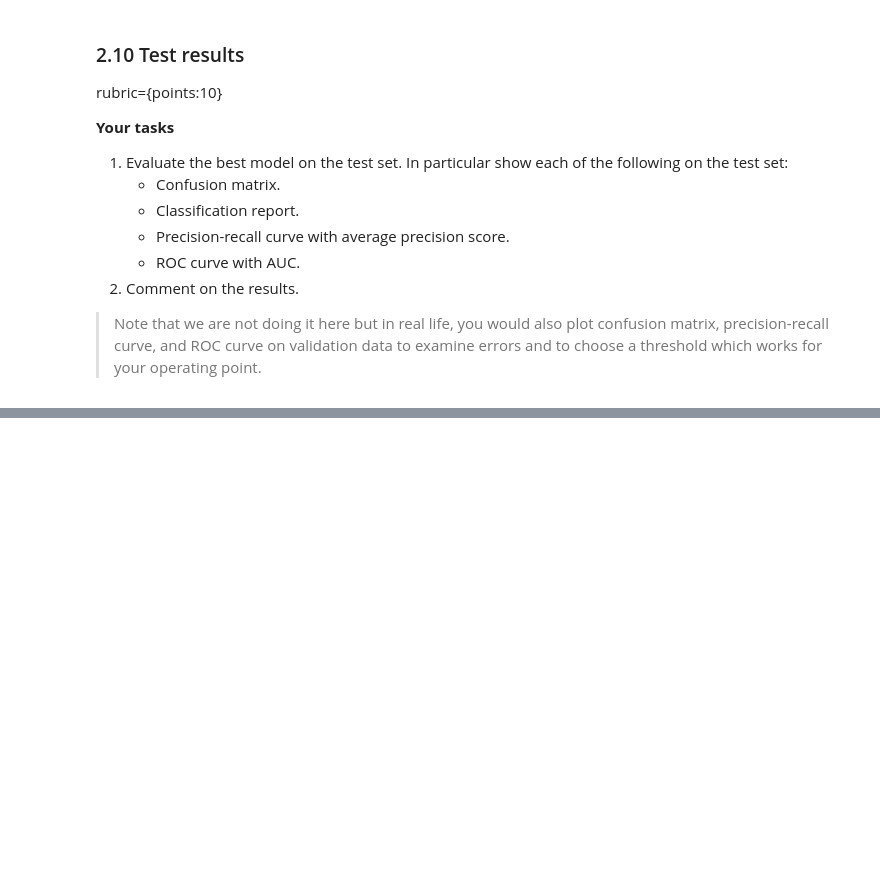
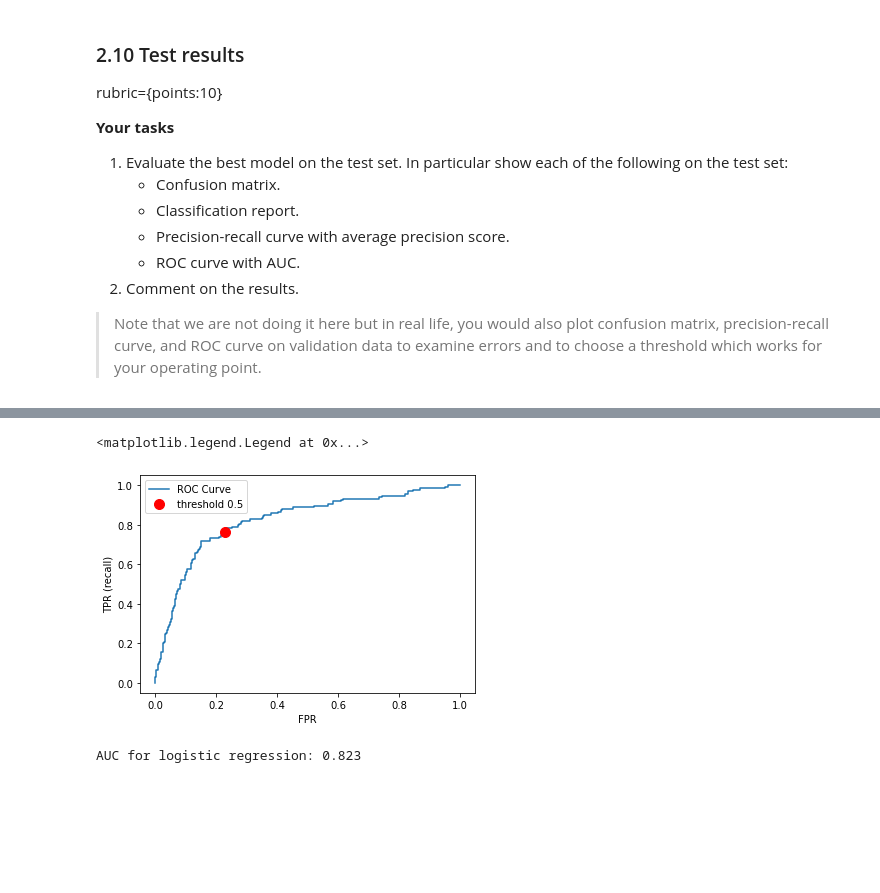
Before and after one commit to johnphan96/cpsc330-2021W2, a Jupyter notebook: hw/hw5/hw5.ipynb, the cells around one changed output, grey strips where cells are left out. Cells and saved outputs as stored; diff of their text form; code cells hidden in the pictures; blank space fills up the shorter version.

```diff
--- a/hw/hw5/hw5.ipynb
+++ b/hw/hw5/hw5.ipynb
@@ -586,3 +742,31 @@ rubric={points:10}
+# %%
+from sklearn.metrics import roc_curve
+
+fpr, tpr, thresholds = roc_curve(y_test, grid_search.predict_proba(X_test)[:, 1])
+plt.plot(fpr, tpr, label="ROC Curve")
+plt.xlabel("FPR")
+plt.ylabel("TPR (recall)")
+
+default_threshold = np.argmin(np.abs(thresholds - 0.5))
+
+plt.plot(
+    fpr[default_threshold],
+    tpr[default_threshold],
+    "or",
+    markersize=10,
+    label="threshold 0.5",
+)
+plt.legend(loc="best")
+# %% [output]
+<matplotlib.legend.Legend at 0x...>
+[figure, added]
+# %%
+from sklearn.metrics import roc_auc_score
+
+roc_lr = roc_auc_score(y_test, grid_search.predict_proba(X_test)[:, 1])
+print("AUC for logistic regression: {:.3f}".format(roc_lr))
+# %% [output]
+AUC for logistic regression: 0.823
 # %% [markdown]
 <br><br><br><br>
 # %% [markdown]
```
Also changed, not shown: parts of 36 cells of this notebook, 3 other files.
